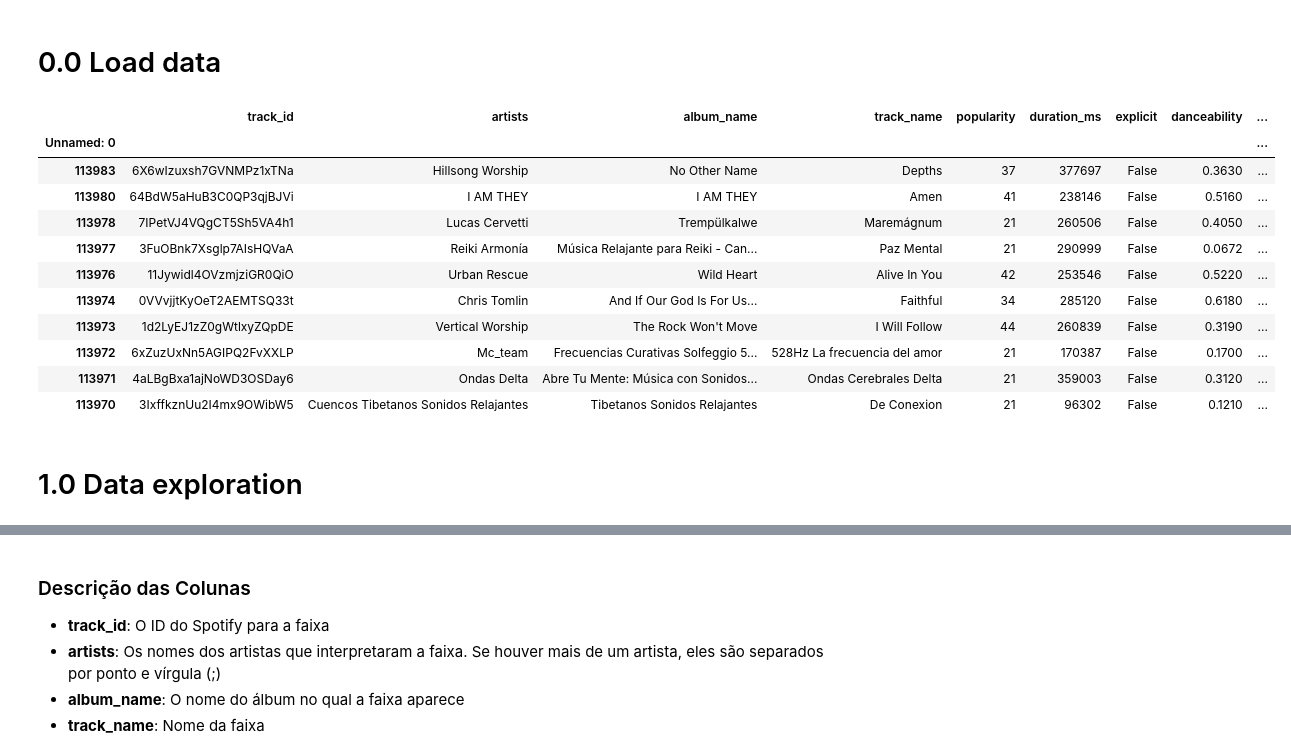
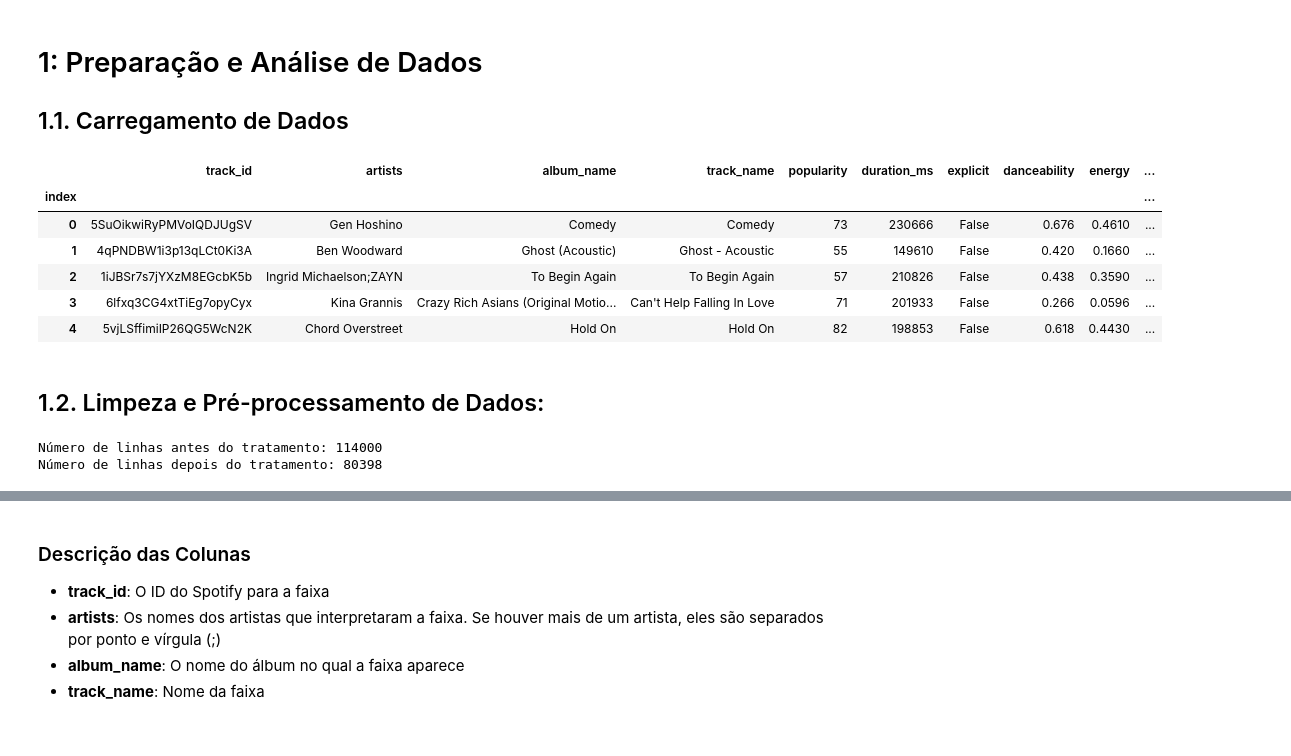
Before and after one commit to RafaelLuckner/Recomendacao_Musicas, a Jupyter notebook: exploration.ipynb, the cells around one changed output, grey strips where cells are left out. Drawn from its saved outputs; the diff is of its cells as text; code cells hidden in the pictures.

```diff
--- a/exploration.ipynb
+++ b/exploration.ipynb
@@ -5,23 +6,34 @@ from sklearn.model_selection import train_test_split
 from sklearn.preprocessing import StandardScaler
 from sklearn.neighbors import NearestNeighbors
-# %% [markdown]
-# 0.0 Load data
+# %% [markdown]
+# 1: Preparação e Análise de Dados
+## 1.1. Carregamento de Dados
 # %%
-data = pd.read_csv('data/data_traduct.csv', index_col=0)
-data.head(5)
-data.sort_values('mode', ascending=False).head(10)
+df = pd.read_csv('data/data_traduct.csv', index_col=0)
+df.index.name = 'index'
+df.head()
 # %% [output]
-|  | track_id | artists | album_name | track_name | popularity | duration_ms | explicit | danceability | ... |
-| Unnamed: 0 |  |  |  |  |  |  |  |  | ... |
-| 113983 | 6X6wIzuxsh7GVNMPz1xTNa | Hillsong Worship | No Other Name | Depths | 37 | 377697 | False | 0.3630 | ... |
-| 113980 | 64BdW5aHuB3C0QP3qjBJVi | I AM THEY | I AM THEY | Amen | 41 | 238146 | False | 0.5160 | ... |
-| 113978 | 7IPetVJ4VQgCT5Sh5VA4h1 | Lucas Cervetti | Trempülkalwe | Maremágnum | 21 | 260506 | False | 0.4050 | ... |
-| 113977 | 3FuOBnk7Xsglp7AIsHQVaA | Reiki Armonía | Música Relajante para Reiki - Can... | Paz Mental | 21 | 290999 | False | 0.0672 | ... |
-| 113976 | 11Jywidl4OVzmjziGR0QiO | Urban Rescue | Wild Heart | Alive In You | 42 | 253546 | False | 0.5220 | ... |
-| 113974 | 0VVvjjtKyOeT2AEMTSQ33t | Chris Tomlin | And If Our God Is For Us... | Faithful | 34 | 285120 | False | 0.6180 | ... |
-| 113973 | 1d2LyEJ1zZ0gWtlxyZQpDE | Vertical Worship | The Rock Won't Move | I Will Follow | 44 | 260839 | False | 0.3190 | ... |
-| 113972 | 6xZuzUxNn5AGIPQ2FvXXLP | Mc_team | Frecuencias Curativas Solfeggio 5... | 528Hz La frecuencia del amor | 21 | 170387 | False | 0.1700 | ... |
-| 113971 | 4aLBgBxa1ajNoWD3OSDay6 | Ondas Delta | Abre Tu Mente: Música con Sonidos... | Ondas Cerebrales Delta | 21 | 359003 | False | 0.3120 | ... |
-| 113970 | 3IxffkznUu2I4mx9OWibW5 | Cuencos Tibetanos Sonidos Relajantes | Tibetanos Sonidos Relajantes | De Conexion | 21 | 96302 | False | 0.1210 | ... |
+|  | track_id | artists | album_name | track_name | popularity | duration_ms | explicit | danceability | energy | ... |
+| index |  |  |  |  |  |  |  |  |  | ... |
+| 0 | 5SuOikwiRyPMVoIQDJUgSV | Gen Hoshino | Comedy | Comedy | 73 | 230666 | False | 0.676 | 0.4610 | ... |
+| 1 | 4qPNDBW1i3p13qLCt0Ki3A | Ben Woodward | Ghost (Acoustic) | Ghost - Acoustic | 55 | 149610 | False | 0.420 | 0.1660 | ... |
+| 2 | 1iJBSr7s7jYXzM8EGcbK5b | Ingrid Michaelson;ZAYN | To Begin Again | To Begin Again | 57 | 210826 | False | 0.438 | 0.3590 | ... |
+| 3 | 6lfxq3CG4xtTiEg7opyCyx | Kina Grannis | Crazy Rich Asians (Original Motio... | Can't Help Falling In Love | 71 | 201933 | False | 0.266 | 0.0596 | ... |
+| 4 | 5vjLSffimiIP26QG5WcN2K | Chord Overstreet | Hold On | Hold On | 82 | 198853 | False | 0.618 | 0.4430 | ... |
-# %% [markdown]
-# 1.0 Data exploration
+# %% [markdown]
+## 1.2. Limpeza e Pré-processamento de Dados:
+# %%
+print('Número de linhas antes do tratamento:', len(df))
+
+df.dropna(inplace=True)
+
+df = df[df['track_genre'] != 'sono']
+
+df = df.drop_duplicates(subset=['track_name', 'artists'], keep='first')
+
+df.reset_index(drop=True, inplace=True)
+
+print('Número de linhas depois do tratamento:', len(df))
+# %% [output]
+Número de linhas antes do tratamento: 114000
+Número de linhas depois do tratamento: 80398
```
Also changed, not shown: parts of 36 cells of this notebook, 2 other files.
